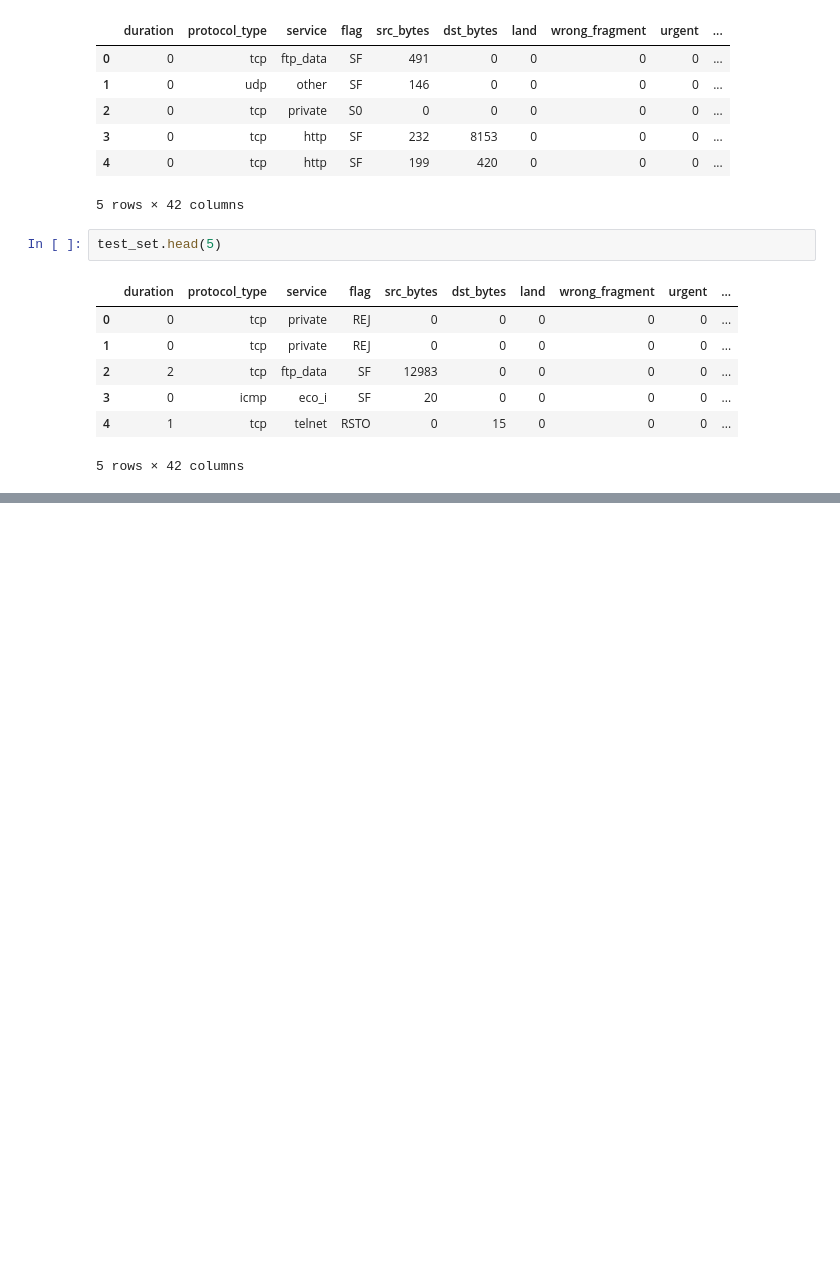
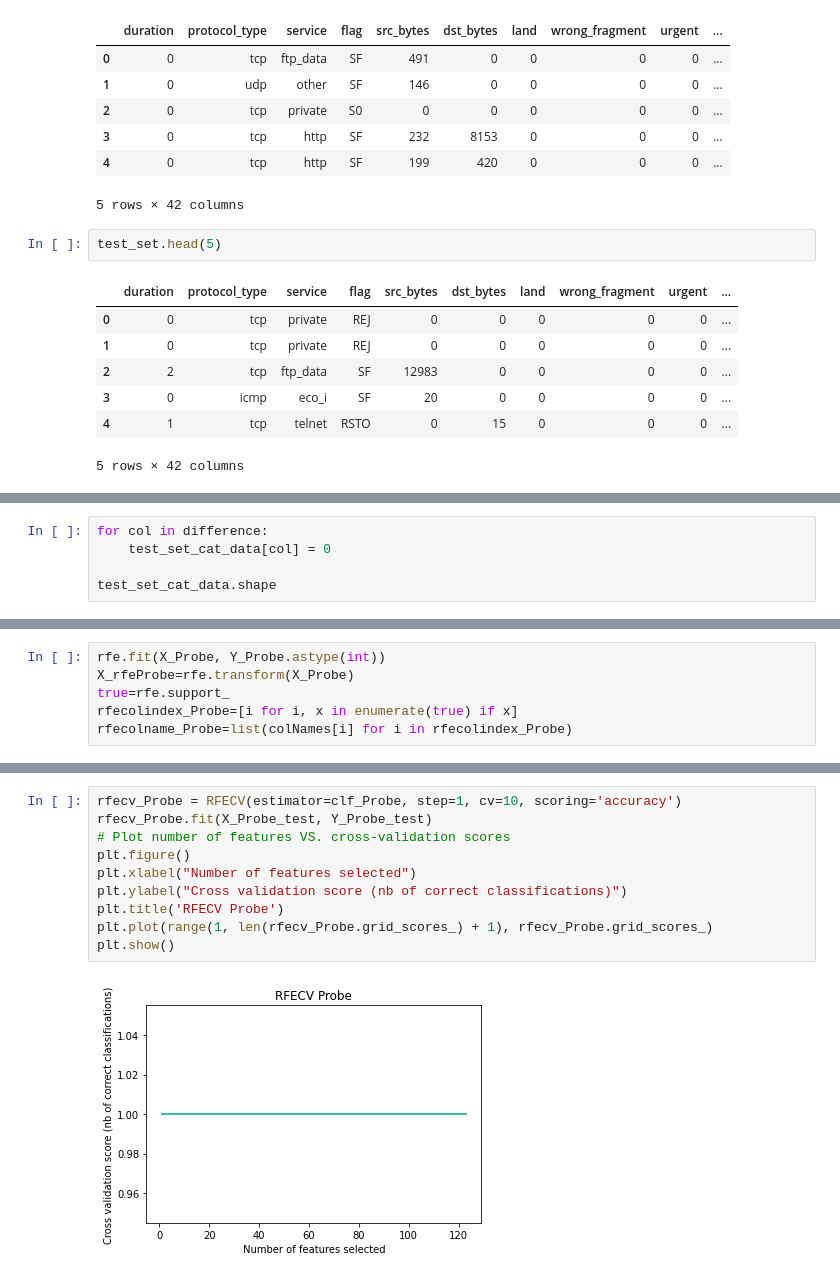
Before and after one commit to JTomkiewicz/EARIN, a Jupyter notebook: lab4/lab4.ipynb, the cells around one changed output, grey strips where cells are left out. Drawn from its saved outputs; the diff is of its cells as text; blank space fills up the shorter version.

```diff
--- a/lab4/lab4.ipynb
+++ b/lab4/lab4.ipynb
@@ -48,0 +207,5 @@ test_set.head(5)
+# %%
+for col in difference:
+    test_set_cat_data[col] = 0
+
+test_set_cat_data.shape
@@ -48,0 +531,6 @@ test_set.head(5)
+# %%
+rfe.fit(X_Probe, Y_Probe.astype(int))
+X_rfeProbe=rfe.transform(X_Probe)
+true=rfe.support_
+rfecolindex_Probe=[i for i, x in enumerate(true) if x]
+rfecolname_Probe=list(colNames[i] for i in rfecolindex_Probe)
@@ -48,0 +761,12 @@ test_set.head(5)
+# %%
+rfecv_Probe = RFECV(estimator=clf_Probe, step=1, cv=10, scoring='accuracy')
+rfecv_Probe.fit(X_Probe_test, Y_Probe_test)
+# Plot number of features VS. cross-validation scores
+plt.figure()
+plt.xlabel("Number of features selected")
+plt.ylabel("Cross validation score (nb of correct classifications)")
+plt.title('RFECV Probe')
+plt.plot(range(1, len(rfecv_Probe.grid_scores_) + 1), rfecv_Probe.grid_scores_)
+plt.show()
+# %% [output]
+[figure, added]
```
Also changed, not shown: parts of 169 cells of this notebook.
